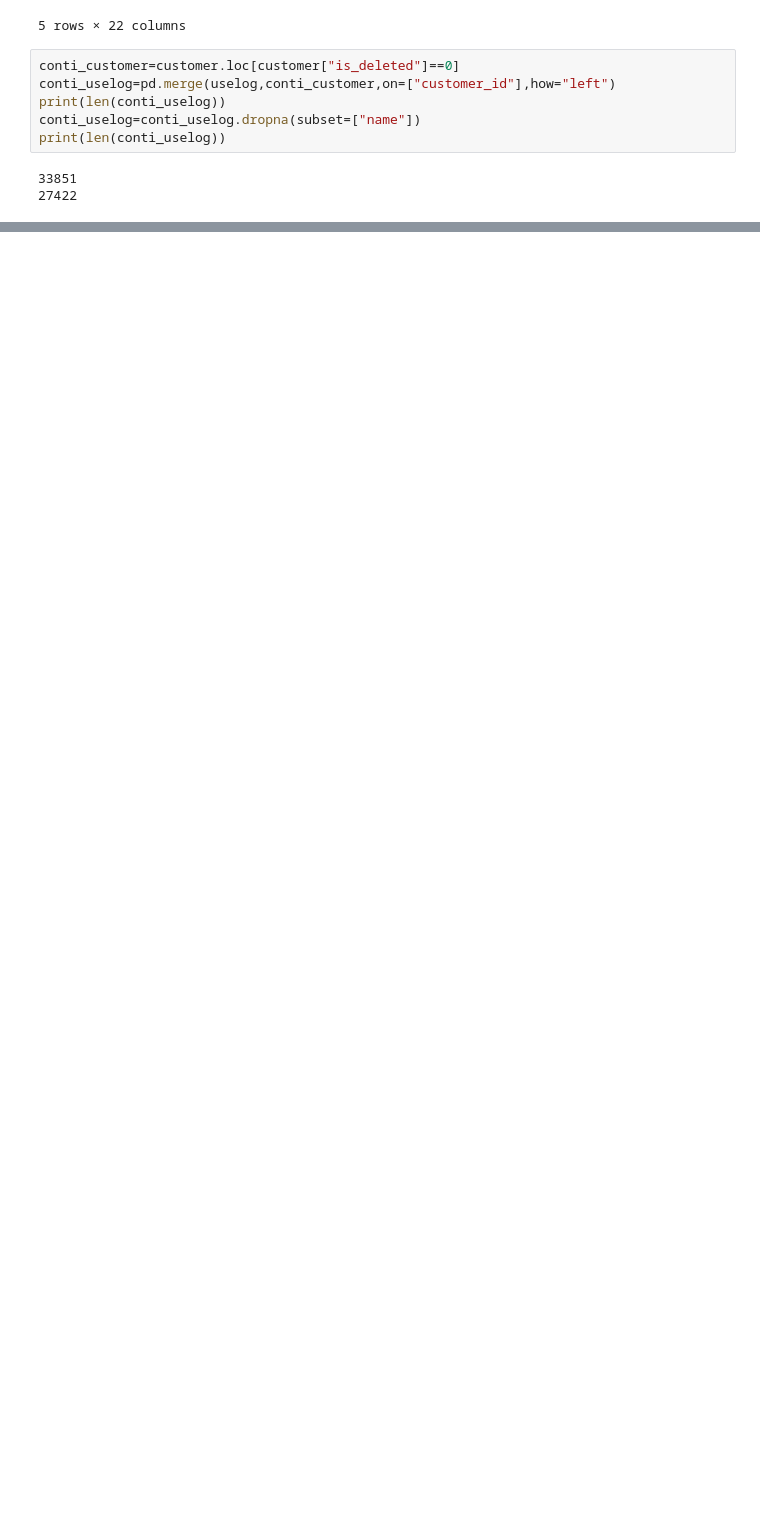
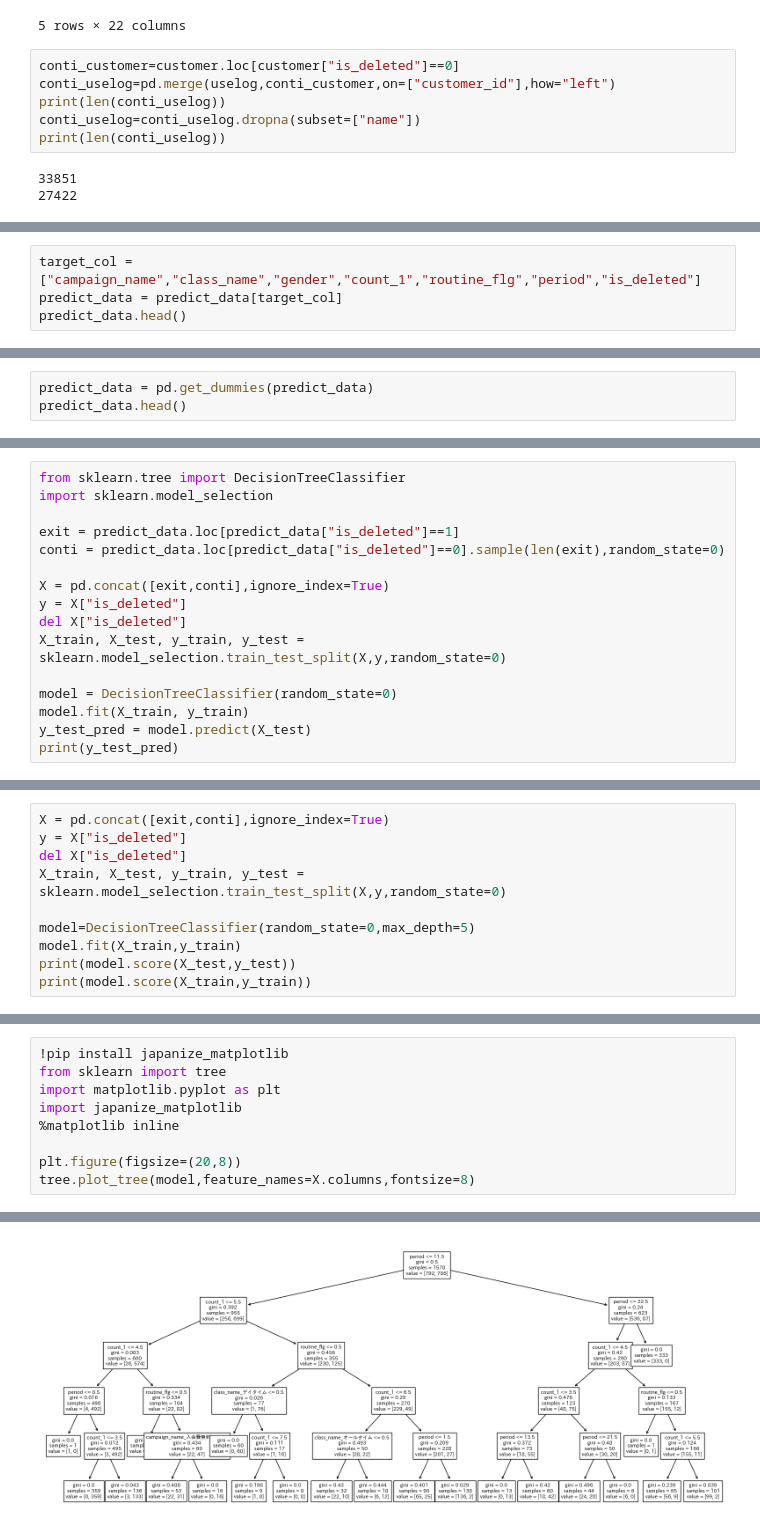
Before and after one commit to yamada2310/dataAnalysis100, a Jupyter notebook: dataAnalysis100_5.ipynb, the cells around one changed output, grey strips where cells are left out. Cells and saved outputs as stored; diff of their text form; blank space fills up the shorter version.

```diff
--- a/dataAnalysis100_5.ipynb
+++ b/dataAnalysis100_5.ipynb
@@ -161,3 +161,7 @@ exit_date            2640
 period                  0
 now_date                0
 dtype: int64
+# %%
+target_col = ["campaign_name","class_name","gender","count_1","routine_flg","period","is_deleted"]
+predict_data = predict_data[target_col]
+predict_data.head()
@@ -163,0 +175,3 @@ dtype: int64
+# %%
+predict_data = pd.get_dummies(predict_data)
+predict_data.head()
@@ -163,0 +197,16 @@ dtype: int64
+# %%
+from sklearn.tree import DecisionTreeClassifier
+import sklearn.model_selection
+
+exit = predict_data.loc[predict_data["is_deleted"]==1]
+conti = predict_data.loc[predict_data["is_deleted"]==0].sample(len(exit),random_state=0)
+
+X = pd.concat([exit,conti],ignore_index=True)
+y = X["is_deleted"]
+del X["is_deleted"]
+X_train, X_test, y_train, y_test = sklearn.model_selection.train_test_split(X,y,random_state=0)
+
+model = DecisionTreeClassifier(random_state=0)
+model.fit(X_train, y_train)
+y_test_pred = model.predict(X_test)
+print(y_test_pred)
@@ -163,0 +254,10 @@ dtype: int64
+# %%
+X = pd.concat([exit,conti],ignore_index=True)
+y = X["is_deleted"]
+del X["is_deleted"]
+X_train, X_test, y_train, y_test = sklearn.model_selection.train_test_split(X,y,random_state=0)
+
+model=DecisionTreeClassifier(random_state=0,max_depth=5)
+model.fit(X_train,y_train)
+print(model.score(X_test,y_test))
+print(model.score(X_train,y_train))
@@ -163,0 +280,10 @@ dtype: int64
+# %%
+!pip install japanize_matplotlib
+from sklearn import tree
+import matplotlib.pyplot as plt
+import japanize_matplotlib
+%matplotlib inline
+
+plt.figure(figsize=(20,8))
+tree.plot_tree(model,feature_names=X.columns,fontsize=8)
+# %% [output]
@@ -163,0 +324 @@ dtype: int64
+[figure, added]
```
Also changed, not shown: parts of 18 cells of this notebook.
